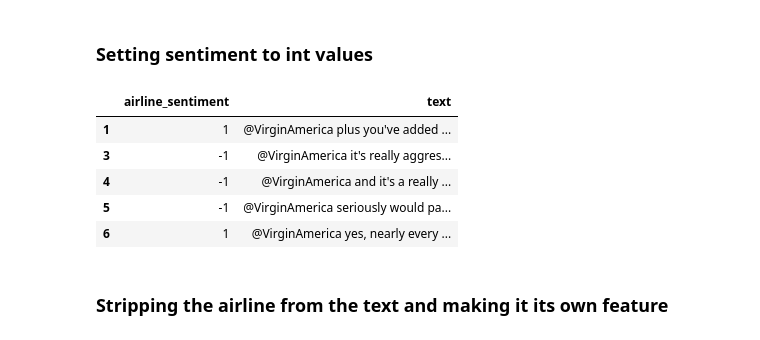
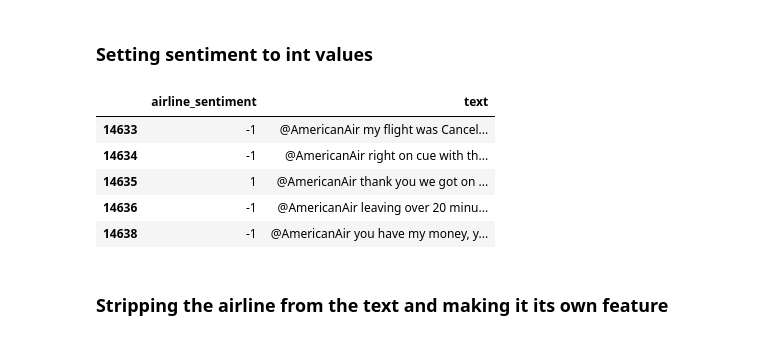
Before and after one commit to Zetroc99/Sentiment_Analysis, a Jupyter notebook: analysis_notebook.ipynb, the cells around one changed output. Drawn from its saved outputs; the diff is of its cells as text; code cells hidden in the pictures.

```diff
--- a/analysis_notebook.ipynb
+++ b/analysis_notebook.ipynb
@@ -31,14 +32,14 @@ df.head()
 ### Setting sentiment to int values
 # %%
 df['airline_sentiment'] = np.where(df["airline_sentiment"] == "negative", -1, 1)
-df.head()
+df.tail()
 # %% [output]
 |  | airline_sentiment | text |
-| 1 | 1 | @VirginAmerica plus you've added ... |
-| 3 | -1 | @VirginAmerica it's really aggres... |
-| 4 | -1 | @VirginAmerica and it's a really ... |
-| 5 | -1 | @VirginAmerica seriously would pa... |
-| 6 | 1 | @VirginAmerica yes, nearly every ... |
+| 14633 | -1 | @AmericanAir my flight was Cancel... |
+| 14634 | -1 | @AmericanAir right on cue with th... |
+| 14635 | 1 | @AmericanAir thank you we got on ... |
+| 14636 | -1 | @AmericanAir leaving over 20 minu... |
+| 14638 | -1 | @AmericanAir you have my money, y... |
 # %% [markdown]
 ### Stripping the airline from the text and making it its own feature
 # %%
```
Also changed, not shown: parts of 16 cells of this notebook, 1 other file.
